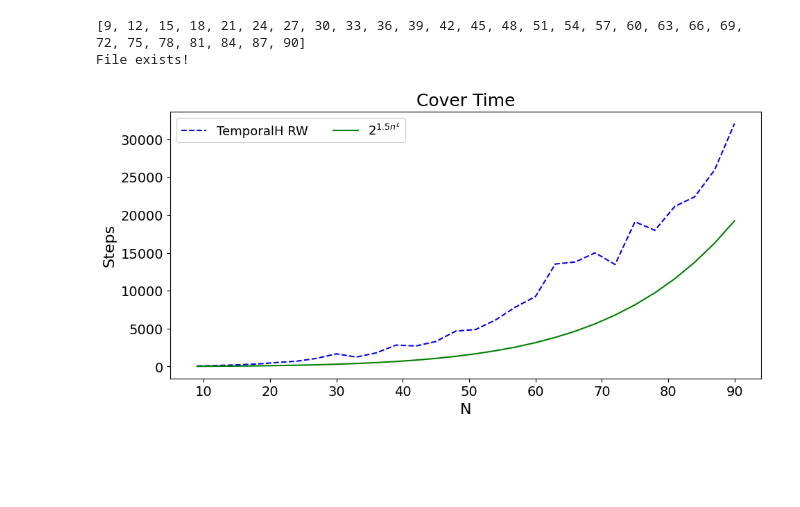
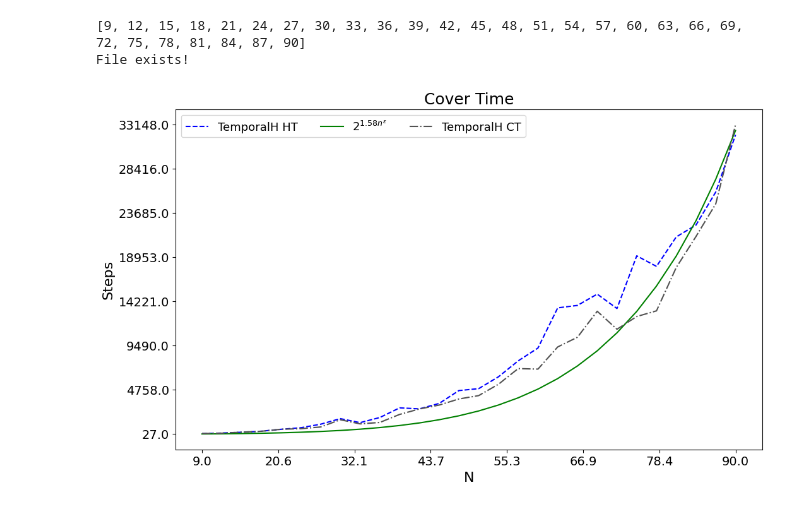
Before and after one commit to JaimePSantos/DynamicRandomWalks, a Jupyter notebook: CT-Dyn_TemporalHelix.ipynb, the cells around one changed output. Saved outputs shown, nothing was run; the diff lists cells and outputs as text; code cells hidden in the pictures; blank space fills up the shorter version.

```diff
--- a/CT-Dyn_TemporalHelix.ipynb
+++ b/CT-Dyn_TemporalHelix.ipynb
@@ -269,27 +269,12 @@ def multiple_exponential_temporal_helix(repetitions, epsilon):
 # %% [markdown]
 ## Cover time algorithm
 # %%
-def temporal_graph_cover_time(n_range,epsilon):
-    cover_times = []
-    k = 0
-    for n in n_range:
-        k = n**epsilon
-        cover_times.append(2**(k))
-    return cover_times
-
 def temporal_graph_cover_time2(n_range,epsilon,factor):
     cover_times = []
     k = 0
     for n in n_range:
         k = n**epsilon
         cover_times.append(2**(factor*k))
-    return cover_times
-
-def temporal_graph_cover_time3(n_range,epsilon):
-    cover_times = []
-    for n in n_range:
-        # n = n**epsilon
-        cover_times.append(2**(0.4*n))
     return cover_times
 
 def estimate_dynamic_cover_time(graphList, num_simulations=10):
@@ -354,7 +339,7 @@ repMin = math.ceil(
 )
 repMax = 15*repMin
 reps = range(repMin, repMax)
-multipleTemp = multiple_exponential_temporal_helix(reps,epsilon)
+# multipleTemp = multiple_exponential_temporal_helix(reps,epsilon)
 
 factor = 1.58
 
@@ -492,7 +462,7 @@ repMax = 15*repMin
 reps = range(repMin, repMax)
 # multipleTemp = multiple_exponential_temporal_helix(reps,epsilon)
 
-factor = 1.5
+factor = 1.58
 
 fromNode = 0
 toNode = -1
@@ -519,36 +489,36 @@ else:
 [9, 12, 15, 18, 21, 24, 27, 30, 33, 36, 39, 42, 45, 48, 51, 54, 57, 60, 63, 66, 69, 72, 75, 78, 81, 84, 87, 90]
 File exists!
 # %%
-alphaLabelList = [r'TemporalH RW',r'$2^{' +f'{factor}' +r'n^\epsilon}$']
+alphaLabelList = [r'TemporalH HT',r'$2^{' +f'{factor}' +r'n^\epsilon}$', r'TemporalH CT']
 
 params = {
     'font_size' : 14,
-    'figsize': (11, 5),
+    'figsize': (12, 7),
     'plot_title' : f'Cover Time',
     'x_label' : 'N',
     'y_label' : "Steps",
     'legend_labels' : alphaLabelList,
     'legend_loc': "best",
     # 'legend_title' : r'$\alpha$',
     'legend_ncol' : 3,
     'color_list' : ['#0000FF', '#008000', '#525252'],
     'line_style_list' : ['--', '-','-.' ],
     # 'save_path' : f'Output/OrientedDynamics/orientedDynamics_N{N}_NWALKS{len(alphaList)}_Alphas{str([round(a, 2) for a in alphaList]).replace(", ", "-").replace("[", "").replace("]", "")}_TMAX{round(t)}.png',
     'use_loglog': False,
     'use_cbar' : False,
     'cbar_label' : None,
     'cbar_ticks' : None,
     'cbar_tick_labels' : None,
     'x_lim' : None,
-    # 'x_num_ticks' : 7,
-    # 'y_num_ticks' : 7,
-    # 'x_round_val' : 1,
-    # 'y_round_val' : 3,
+    'x_num_ticks' : 8,
+    'y_num_ticks' : 8,
+    'x_round_val' : 1,
+    'y_round_val' : 0,
 }
 node_value_matrix = list(nrange)
 
 
 # plot_qwak(x_value_matrix = [nrange2,nrange2] , y_value_matrix = [cover_times,estimate_cover_time],**params)
-plot_qwak(x_value_matrix = [nrange2,nrange2] , y_value_matrix = [hitting_times,estimate_hitting_time_memory],**params)
+plot_qwak(x_value_matrix = [nrange2,nrange2,nrange2] , y_value_matrix = [hitting_times,estimate_hitting_time_memory,cover_times],**params)
 # %% [output]
-[figure, old version]
+[figure, new version]
```
Also changed, not shown: parts of 3 cells of this notebook.
